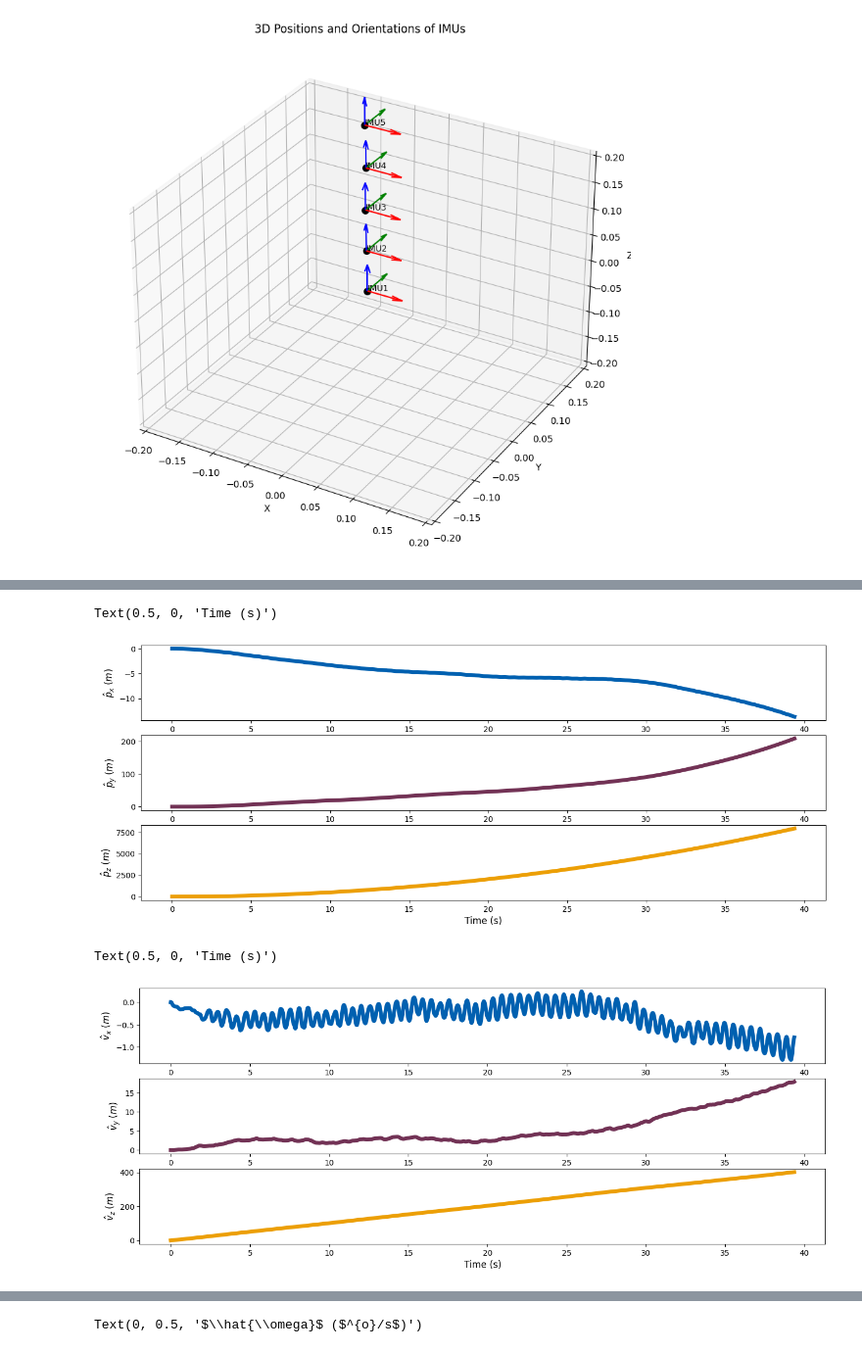
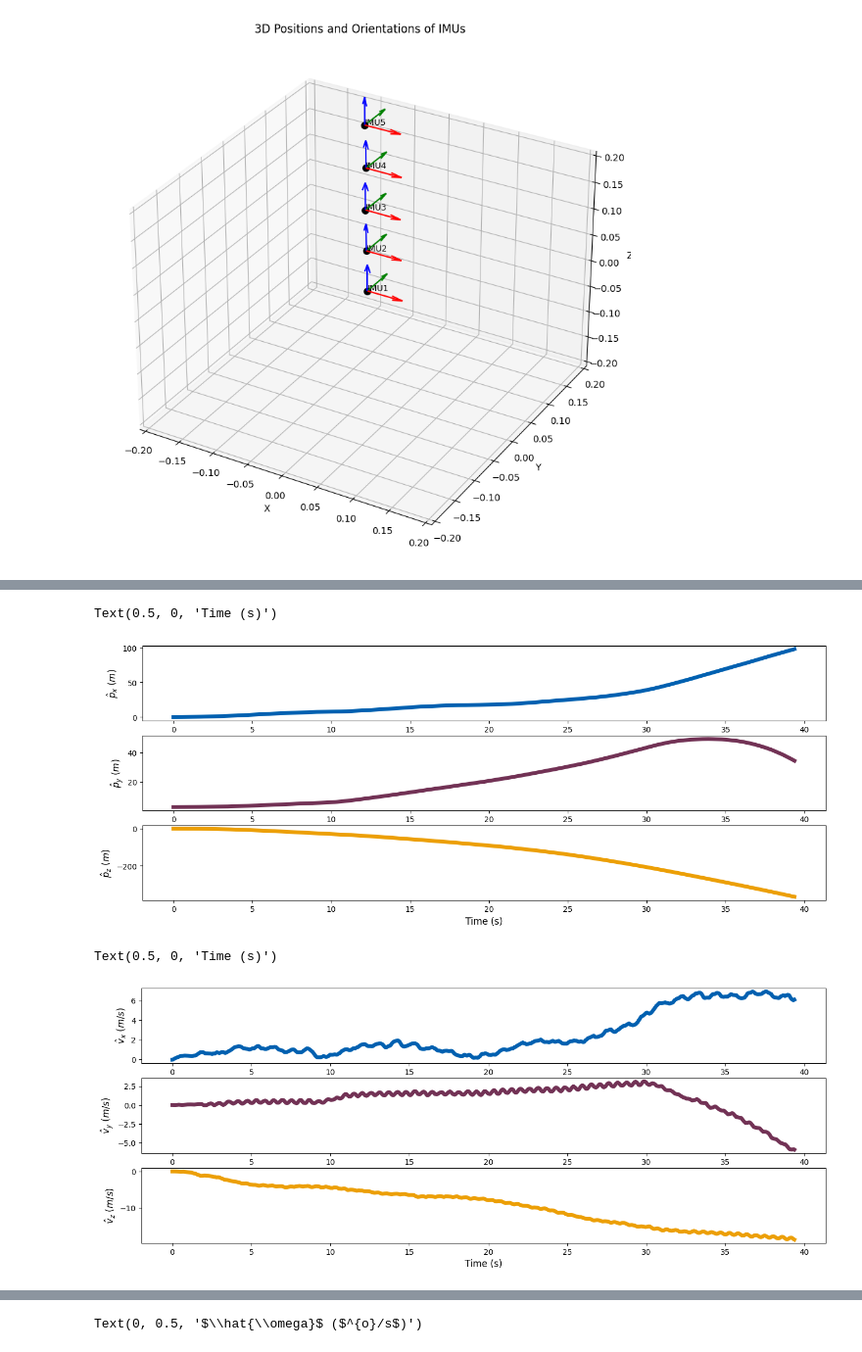
Before and after one commit to schoi355/multi_imu_fusion, a Jupyter notebook: MagPIE/inertial_navigation.ipynb, the cells around one changed output, grey strips where cells are left out. Shown at 98% size. Saved outputs shown, nothing was run; the diff lists cells and outputs as text; code cells hidden in the pictures.

```diff
--- a/MagPIE/inertial_navigation.ipynb
+++ b/MagPIE/inertial_navigation.ipynb
@@ -347,10 +431,10 @@ T = df["t"].to_numpy()
 N = len(df)
 y_acc = df[["ax", "ay", "az"]].to_numpy()
 y_gyr = df[["wx", "wy", "wz"]].to_numpy()
-g = [0, 0, 9.81]
-q_0 = [0.000949632237375702,-0.0017871816057801397,0.3723358348487895,0.9280958626499618]
-v_0 = [0, 0, 0]
-p_0 = [0, 0, 0]
+g = [0, 0, 0]
+q_0 = [-0.03402371,  0.70905124, -0.70409664, -0.01834794]
+v_0 = (np.array([-0.11540621,  2.83506969, -0.17787381]) - np.array([-0.11517207,  2.83483229, -0.17794537])) / dt
+p_0 = [-0.11517207,  2.83483229, -0.17794537]
 R_gyr = np.diag([WN_wv_x**2, WN_wv_y**2, WN_wv_z**2])
 R_acc = np.diag([WN_av_x**2, WN_av_y**2, WN_av_z**2])
 
@@ -367,16 +451,16 @@ ax[2].set_ylabel("$\hat{p}_z$ ($m$)", fontsize=12)
 ax[2].set_xlabel("Time (s)", fontsize=12)
 # %% [output]
 Text(0.5, 0, 'Time (s)')
-[figure, old version]
+[figure, new version]
 # %%
 fig, ax = plt.subplots(3, 1, figsize = (16, 6))
 ax[0].plot(T, v_hat[:,0], linewidth=5, color = "#0060B0", label = "$\hat{v}_x$")
 ax[1].plot(T, v_hat[:,1], linewidth=5, color = "#723255", label = "$\hat{v}_y$")
 ax[2].plot(T, v_hat[:,2], linewidth=5, color = "#EC9F06", label = "$\hat{v}_z$")
-ax[0].set_ylabel("$\hat{v}_x$ ($m$)", fontsize=12)
-ax[1].set_ylabel("$\hat{v}_y$ ($m$)", fontsize=12)
-ax[2].set_ylabel("$\hat{v}_z$ ($m$)", fontsize=12)
+ax[0].set_ylabel("$\hat{v}_x$ ($m/s$)", fontsize=12)
+ax[1].set_ylabel("$\hat{v}_y$ ($m/s$)", fontsize=12)
+ax[2].set_ylabel("$\hat{v}_z$ ($m/s$)", fontsize=12)
 ax[2].set_xlabel("Time (s)", fontsize=12)
 # %% [output]
 Text(0.5, 0, 'Time (s)')
-[figure, old version]
+[figure, new version]
```
Also changed, not shown: parts of 7 cells of this notebook, 1 other file.
